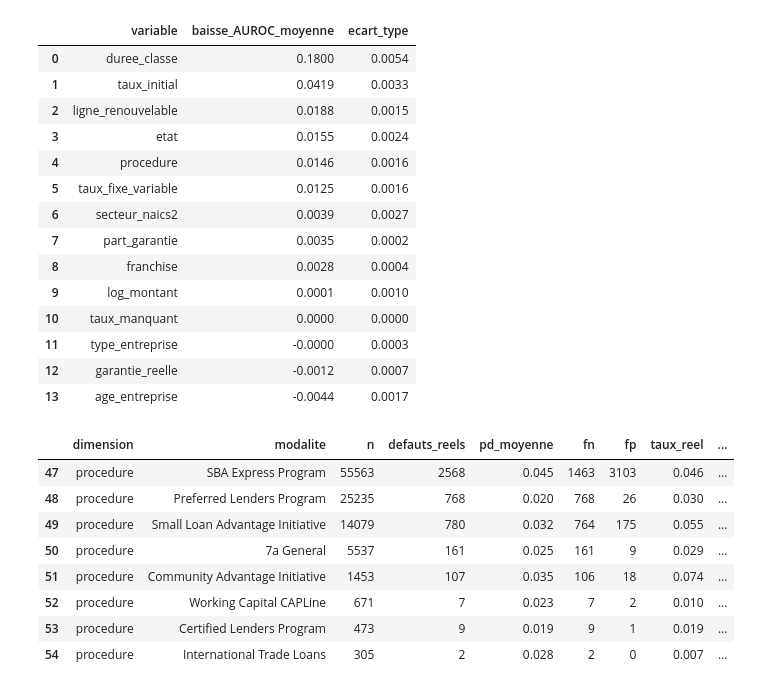
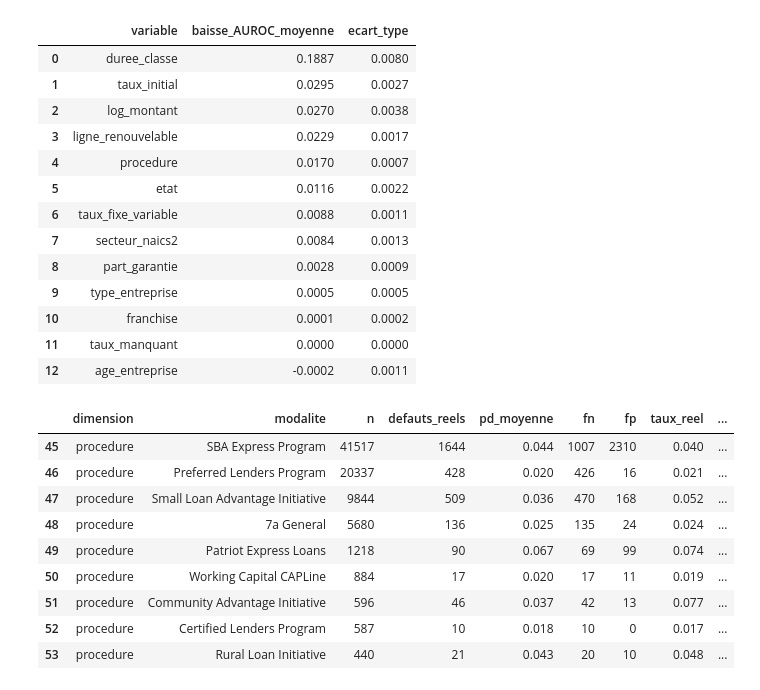
Before and after one commit to Andj04/D-cision-financi-re, a Jupyter notebook: notebooks/04_interpretabilite_erreurs.ipynb, the cells around one changed output. Saved outputs shown, nothing was run; the diff lists cells and outputs as text; code cells hidden in the pictures.

```diff
--- a/notebooks/04_interpretabilite_erreurs.ipynb
+++ b/notebooks/04_interpretabilite_erreurs.ipynb
@@ -12,30 +12,30 @@ display(Image('../reports/importance_variables.png')); display(Image('../reports
 # %%
-pd.read_csv('../reports/permutation_importance_test.csv').round(4)
+pd.read_csv('../reports/permutation_importance_validation.csv').round(4)
 # %% [output]
 |  | variable | baisse_AUROC_moyenne | ecart_type |
-| 0 | duree_classe | 0.1800 | 0.0054 |
-| 1 | taux_initial | 0.0419 | 0.0033 |
-| 2 | ligne_renouvelable | 0.0188 | 0.0015 |
-| 3 | etat | 0.0155 | 0.0024 |
-| 4 | procedure | 0.0146 | 0.0016 |
-| 5 | taux_fixe_variable | 0.0125 | 0.0016 |
-| 6 | secteur_naics2 | 0.0039 | 0.0027 |
-| 7 | part_garantie | 0.0035 | 0.0002 |
-| 8 | franchise | 0.0028 | 0.0004 |
-| 9 | log_montant | 0.0001 | 0.0010 |
-| 10 | taux_manquant | 0.0000 | 0.0000 |
-| 11 | type_entreprise | -0.0000 | 0.0003 |
-| 12 | garantie_reelle | -0.0012 | 0.0007 |
-| 13 | age_entreprise | -0.0044 | 0.0017 |
+| 0 | duree_classe | 0.1887 | 0.0080 |
+| 1 | taux_initial | 0.0295 | 0.0027 |
+| 2 | log_montant | 0.0270 | 0.0038 |
+| 3 | ligne_renouvelable | 0.0229 | 0.0017 |
+| 4 | procedure | 0.0170 | 0.0007 |
+| 5 | etat | 0.0116 | 0.0022 |
+| 6 | taux_fixe_variable | 0.0088 | 0.0011 |
+| 7 | secteur_naics2 | 0.0084 | 0.0013 |
+| 8 | part_garantie | 0.0028 | 0.0009 |
+| 9 | type_entreprise | 0.0005 | 0.0005 |
+| 10 | franchise | 0.0001 | 0.0002 |
+| 11 | taux_manquant | 0.0000 | 0.0000 |
+| 12 | age_entreprise | -0.0002 | 0.0011 |
 # %%
-e = pd.read_csv('../reports/erreurs_par_segment_test.csv'); e[e.dimension=='procedure'].round(3)
+e = pd.read_csv('../reports/erreurs_par_segment_validation.csv'); e[e.dimension=='procedure'].round(3)
 # %% [output]
 |  | dimension | modalite | n | defauts_reels | pd_moyenne | fn | fp | taux_reel | ... |
-| 47 | procedure | SBA Express Program | 55563 | 2568 | 0.045 | 1463 | 3103 | 0.046 | ... |
-| 48 | procedure | Preferred Lenders Program | 25235 | 768 | 0.020 | 768 | 26 | 0.030 | ... |
-| 49 | procedure | Small Loan Advantage Initiative | 14079 | 780 | 0.032 | 764 | 175 | 0.055 | ... |
-| 50 | procedure | 7a General | 5537 | 161 | 0.025 | 161 | 9 | 0.029 | ... |
-| 51 | procedure | Community Advantage Initiative | 1453 | 107 | 0.035 | 106 | 18 | 0.074 | ... |
-| 52 | procedure | Working Capital CAPLine | 671 | 7 | 0.023 | 7 | 2 | 0.010 | ... |
-| 53 | procedure | Certified Lenders Program | 473 | 9 | 0.019 | 9 | 1 | 0.019 | ... |
-| 54 | procedure | International Trade Loans | 305 | 2 | 0.028 | 2 | 0 | 0.007 | ... |
+| 45 | procedure | SBA Express Program | 41517 | 1644 | 0.044 | 1007 | 2310 | 0.040 | ... |
+| 46 | procedure | Preferred Lenders Program | 20337 | 428 | 0.020 | 426 | 16 | 0.021 | ... |
+| 47 | procedure | Small Loan Advantage Initiative | 9844 | 509 | 0.036 | 470 | 168 | 0.052 | ... |
+| 48 | procedure | 7a General | 5680 | 136 | 0.025 | 135 | 24 | 0.024 | ... |
+| 49 | procedure | Patriot Express Loans | 1218 | 90 | 0.067 | 69 | 99 | 0.074 | ... |
+| 50 | procedure | Working Capital CAPLine | 884 | 17 | 0.020 | 17 | 11 | 0.019 | ... |
+| 51 | procedure | Community Advantage Initiative | 596 | 46 | 0.037 | 42 | 13 | 0.077 | ... |
+| 52 | procedure | Certified Lenders Program | 587 | 10 | 0.018 | 10 | 0 | 0.017 | ... |
+| 53 | procedure | Rural Loan Initiative | 440 | 21 | 0.043 | 20 | 10 | 0.048 | ... |
```
Also changed, not shown: parts of 2 cells of this notebook, 44 other files.
